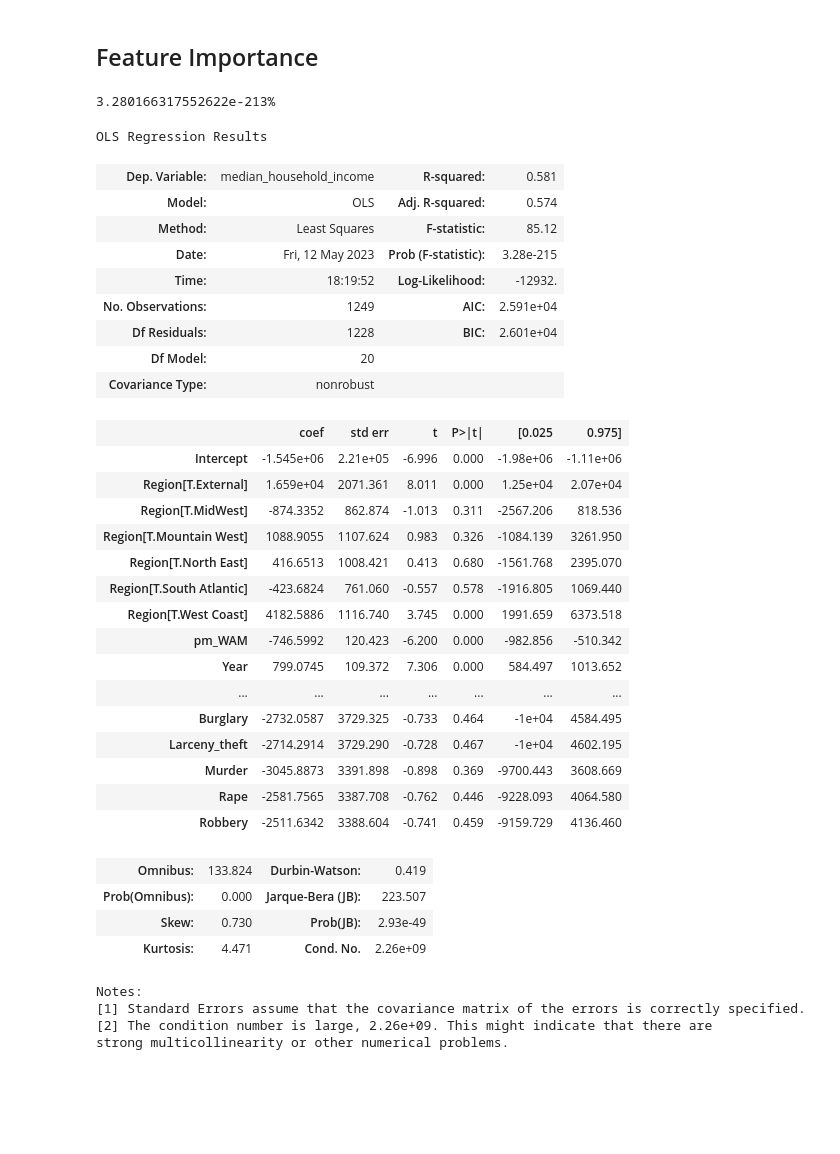
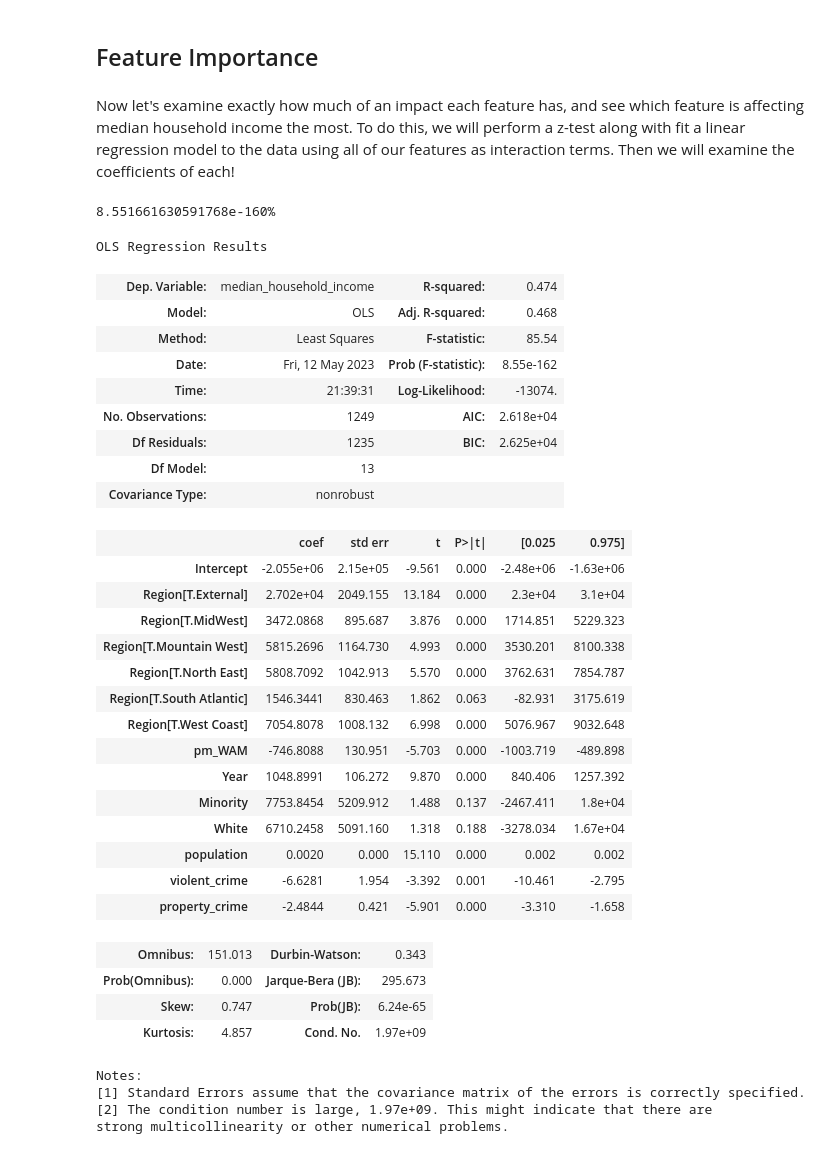
Before and after one commit to Grasstown/Grasstown.github.io, a Jupyter notebook: cmsc320_final_tutorial.ipynb, the cells around one changed output. Cells and saved outputs as stored; diff of their text form; code cells hidden in the pictures; blank space fills up the shorter version.

```diff
--- a/cmsc320_final_tutorial.ipynb
+++ b/cmsc320_final_tutorial.ipynb
@@ -862,50 +990,49 @@ The value we want to look at here is the Prob (F-statistic), which is our p-valu
 # %% [markdown]
 ## Feature Importance
+# %% [markdown]
+Now let's examine exactly how much of an impact each feature has, and see which feature is affecting median household income the most. To do this, we will perform a z-test along with fit a linear regression model to the data using all of our features as interaction terms. Then we will examine the coefficients of each!
 # %%
 df_all = data.rename(columns={"Median Household Income": "median_household_income", "PM2.5 Weighted Annual Mean": "pm_WAM",
-                             "Total Population": "population", "Violent crime": "violent_crime",
-                             "Aggravated assault": "aggravated_assault", "Property crime": "property_crime",
-                             "Motor vehicle theft": "vehicle_theft", "Larceny-theft":"Larceny_theft"})
+                             "Total Population": "population", "Violent crime": "violent_crime", "Property crime": "property_crime"})
 df_all['Year'] = df_all['Year'].astype(int)
-formula = "median_household_income ~ pm_WAM + Year + Region + Minority + White + population + violent_crime + aggravated_assault + property_crime + vehicle_theft + Burglary + Larceny_theft + Murder + Rape + Robbery"
+formula = "median_household_income ~ pm_WAM + Year + Region + Minority + White + population + violent_crime + property_crime"
 reg = smf.ols(formula=formula, data=df_all).fit()
 print(str(reg.f_pvalue * 100)+"%")
 reg.summary()
 # %% [output]
-3.280166317552622e-213%
+8.551661630591768e-160%
 OLS Regression Results
-| Dep. Variable: | median_household_income | R-squared: | 0.581 |
-| Model: | OLS | Adj. R-squared: | 0.574 |
-| Method: | Least Squares | F-statistic: | 85.12 |
-| Date: | Fri, 12 May 2023 | Prob (F-statistic): | 3.28e-215 |
-| Time: | 18:19:52 | Log-Likelihood: | -12932. |
-| No. Observations: | 1249 | AIC: | 2.591e+04 |
-| Df Residuals: | 1228 | BIC: | 2.601e+04 |
-| Df Model: | 20 |  |  |
+| Dep. Variable: | median_household_income | R-squared: | 0.474 |
+| Model: | OLS | Adj. R-squared: | 0.468 |
+| Method: | Least Squares | F-statistic: | 85.54 |
+| Date: | Fri, 12 May 2023 | Prob (F-statistic): | 8.55e-162 |
+| Time: | 21:39:31 | Log-Likelihood: | -13074. |
+| No. Observations: | 1249 | AIC: | 2.618e+04 |
+| Df Residuals: | 1235 | BIC: | 2.625e+04 |
+| Df Model: | 13 |  |  |
 | Covariance Type: | nonrobust |  |  |
 |  | coef | std err | t | P>|t| | [0.025 | 0.975] |
-| Intercept | -1.545e+06 | 2.21e+05 | -6.996 | 0.000 | -1.98e+06 | -1.11e+06 |
-| Region[T.External] | 1.659e+04 | 2071.361 | 8.011 | 0.000 | 1.25e+04 | 2.07e+04 |
-| Region[T.MidWest] | -874.3352 | 862.874 | -1.013 | 0.311 | -2567.206 | 818.536 |
-| Region[T.Mountain West] | 1088.9055 | 1107.624 | 0.983 | 0.326 | -1084.139 | 3261.950 |
-| Region[T.North East] | 416.6513 | 1008.421 | 0.413 | 0.680 | -1561.768 | 2395.070 |
-| Region[T.South Atlantic] | -423.6824 | 761.060 | -0.557 | 0.578 | -1916.805 | 1069.440 |
-| Region[T.West Coast] | 4182.5886 | 1116.740 | 3.745 | 0.000 | 1991.659 | 6373.518 |
-| pm_WAM | -746.5992 | 120.423 | -6.200 | 0.000 | -982.856 | -510.342 |
-| Year | 799.0745 | 109.372 | 7.306 | 0.000 | 584.497 | 1013.652 |
-| ... | ... | ... | ... | ... | ... | ... |
-| Burglary | -2732.0587 | 3729.325 | -0.733 | 0.464 | -1e+04 | 4584.495 |
-| Larceny_theft | -2714.2914 | 3729.290 | -0.728 | 0.467 | -1e+04 | 4602.195 |
-| Murder | -3045.8873 | 3391.898 | -0.898 | 0.369 | -9700.443 | 3608.669 |
-| Rape | -2581.7565 | 3387.708 | -0.762 | 0.446 | -9228.093 | 4064.580 |
-| Robbery | -2511.6342 | 3388.604 | -0.741 | 0.459 | -9159.729 | 4136.460 |
+| Intercept | -2.055e+06 | 2.15e+05 | -9.561 | 0.000 | -2.48e+06 | -1.63e+06 |
+| Region[T.External] | 2.702e+04 | 2049.155 | 13.184 | 0.000 | 2.3e+04 | 3.1e+04 |
+| Region[T.MidWest] | 3472.0868 | 895.687 | 3.876 | 0.000 | 1714.851 | 5229.323 |
+| Region[T.Mountain West] | 5815.2696 | 1164.730 | 4.993 | 0.000 | 3530.201 | 8100.338 |
+| Region[T.North East] | 5808.7092 | 1042.913 | 5.570 | 0.000 | 3762.631 | 7854.787 |
+| Region[T.South Atlantic] | 1546.3441 | 830.463 | 1.862 | 0.063 | -82.931 | 3175.619 |
+| Region[T.West Coast] | 7054.8078 | 1008.132 | 6.998 | 0.000 | 5076.967 | 9032.648 |
+| pm_WAM | -746.8088 | 130.951 | -5.703 | 0.000 | -1003.719 | -489.898 |
+| Year | 1048.8991 | 106.272 | 9.870 | 0.000 | 840.406 | 1257.392 |
+| Minority | 7753.8454 | 5209.912 | 1.488 | 0.137 | -2467.411 | 1.8e+04 |
+| White | 6710.2458 | 5091.160 | 1.318 | 0.188 | -3278.034 | 1.67e+04 |
+| population | 0.0020 | 0.000 | 15.110 | 0.000 | 0.002 | 0.002 |
+| violent_crime | -6.6281 | 1.954 | -3.392 | 0.001 | -10.461 | -2.795 |
+| property_crime | -2.4844 | 0.421 | -5.901 | 0.000 | -3.310 | -1.658 |
-| Omnibus: | 133.824 | Durbin-Watson: | 0.419 |
-| Prob(Omnibus): | 0.000 | Jarque-Bera (JB): | 223.507 |
-| Skew: | 0.730 | Prob(JB): | 2.93e-49 |
-| Kurtosis: | 4.471 | Cond. No. | 2.26e+09 |
+| Omnibus: | 151.013 | Durbin-Watson: | 0.343 |
+| Prob(Omnibus): | 0.000 | Jarque-Bera (JB): | 295.673 |
+| Skew: | 0.747 | Prob(JB): | 6.24e-65 |
+| Kurtosis: | 4.857 | Cond. No. | 1.97e+09 |
 Notes:
 [1] Standard Errors assume that the covariance matrix of the errors is correctly specified.
-[2] The condition number is large, 2.26e+09. This might indicate that there are
+[2] The condition number is large, 1.97e+09. This might indicate that there are
 strong multicollinearity or other numerical problems.
 # %%
 coefs = reg.params.sort_values()
```
Also changed, not shown: parts of 65 cells of this notebook, 21 other files.
